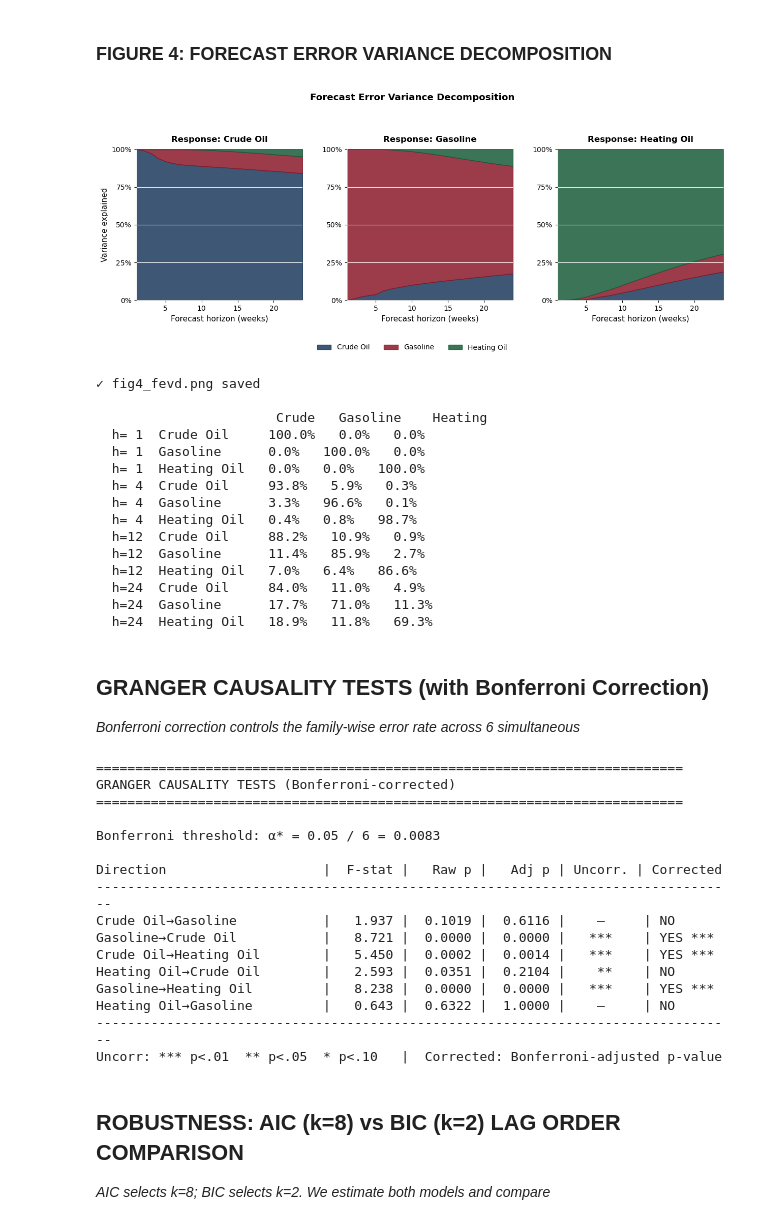
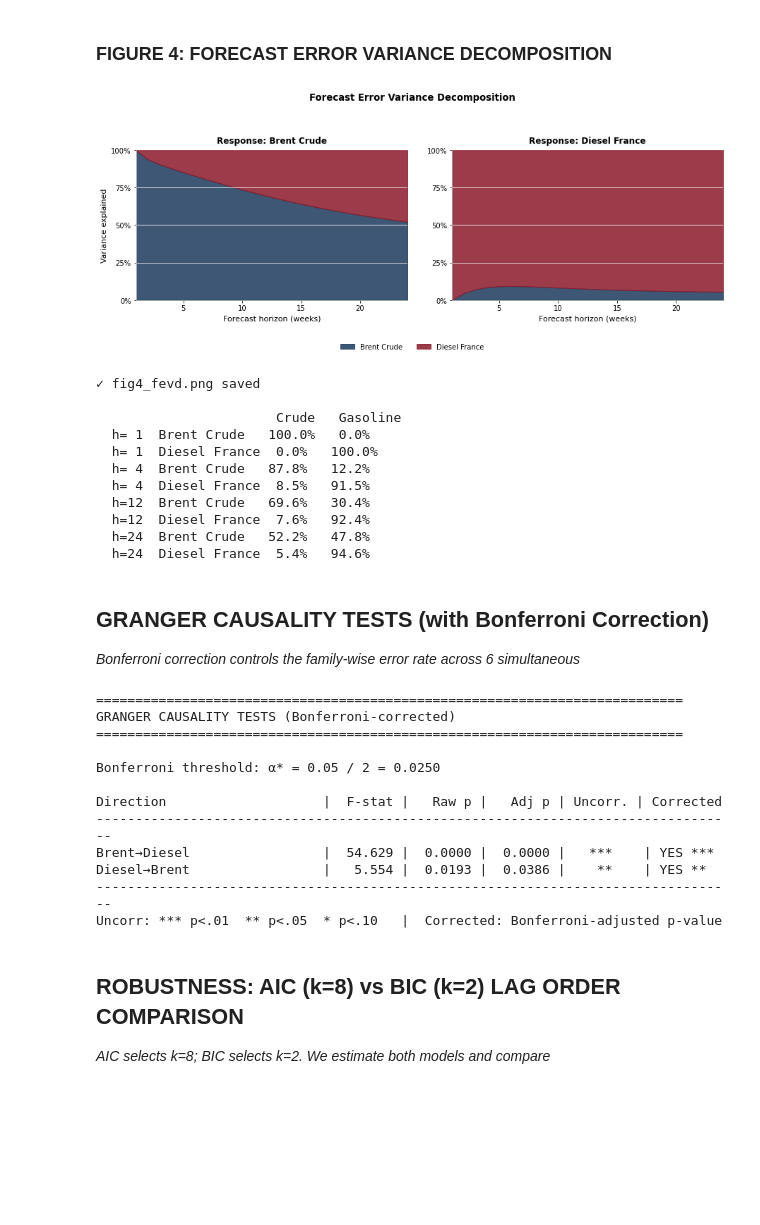
Before and after one commit to Solinegit/MODS-Gazole, a Jupyter notebook: Notebook_de_bg.ipynb, the cells around one changed output. Drawn from its saved outputs; the diff is of its cells as text; code cells hidden in the pictures; blank space fills up the shorter version.

```diff
--- a/Notebook_de_bg.ipynb
+++ b/Notebook_de_bg.ipynb
@@ -469,7 +469,7 @@ johansen_result = coint_johansen(model_data[variables], det_order=0, k_ar_diff=k
 print("\n--- Trace Test ---")
 print(f"{'H0':>8s} | {'Trace Stat':>11s} | {'5% CV':>8s} | {'1% CV':>8s} | {'Decision':>15s}")
 print("-"*60)
-for i in range(3):
+for i in range(2):
     h0 = f"r ≤ {i}"
     trace = johansen_result.lr1[i]
     cv_5 = johansen_result.cvt[i, 1]
@@ -480,7 +480,7 @@ for i in range(3):
 print("\n--- Maximum Eigenvalue Test ---")
 print(f"{'H0':>8s} | {'Max-Eig':>11s} | {'5% CV':>8s} | {'1% CV':>8s} | {'Decision':>15s}")
 print("-"*60)
-for i in range(3):
+for i in range(2):
     h0 = f"r ≤ {i}"
     max_eig = johansen_result.lr2[i]
     cv_5 = johansen_result.cvm[i, 1]
@@ -492,10 +492,10 @@ print(f"\nEigenvalues: {johansen_result.eig.round(4)}")
 
 # Normalized cointegrating vectors
 print("\n--- Normalized Cointegrating Vectors (β) ---")
-print(f"{'':>10s}  {'ln_Crude':>10s}  {'ln_Gas':>10s}  {'ln_Heat':>10s}")
+print(f"{'':>10s}  {'ln_Brent':>10s}  {'ln_Diesel':>10s}")
 for i in range(2):
     beta_norm = johansen_result.evec[:, i] / johansen_result.evec[0, i]
-    print(f"Vector {i+1}:   {beta_norm[0]:>10.4f}  {beta_norm[1]:>10.4f}  {beta_norm[2]:>10.4f}")
+    print(f"Vector {i+1}:   {beta_norm[0]:>10.4f}  {beta_norm[1]:>10.4f}")
 
 print("\nConclusion: Both trace and max-eigenvalue tests indicate cointegration rank = 2.")
 print("Two independent long-run equilibrium relationships exist among the three")
@@ -937,7 +926,7 @@ Moving-block bootstrap: 500 reps, block length = 5 ...
 # %%
 def create_figure4():
     periods = 24
-    n_v     = 3
+    n_v     = 2
     fevd    = np.zeros((periods, n_v, n_v))
     for h in range(periods):
         for i in range(n_v):
@@ -946,10 +935,10 @@ def create_figure4():
                 fevd[h, i, j] = np.sum(irf.irfs[:h+1, i, j]**2) / tot
     fevd_pct = fevd * 100
 
-    col_list = [C['crude'], C['gasoline'], C['heating']]
+    col_list = [C['crude'], C['gasoline']]
     hzns     = np.arange(1, periods + 1)
 
-    fig, axes = plt.subplots(1, 3, figsize=(13, 5))
+    fig, axes = plt.subplots(1, 2, figsize=(13, 5))
 
     for i, ax in enumerate(axes):
         bottoms = np.zeros(periods)
@@ -959,59 +948,53 @@ def create_figure4():
                             color=col_list[j], alpha=0.85, label=var_labels[j])
             bottoms += vals
 
         for ref in [25, 50, 75]:
             ax.axhline(ref, color='white', lw=0.8)
 
         ax.set_xlim(1, periods)
         ax.set_ylim(0, 100)
         ax.set_xlabel('Forecast horizon (weeks)')
         ax.set_yticks([0, 25, 50, 75, 100])
         ax.yaxis.set_major_formatter(FuncFormatter(lambda x, _: f'{x:.0f}%'))
         ax.set_title(f'Response: {var_labels[i]}')
         ax.grid(False)
         if i == 0:
             ax.set_ylabel('Variance explained')
 
     handles = [mpatches.Patch(color=c, alpha=0.85, label=l)
                for c, l in zip(col_list, var_labels)]
-    fig.legend(handles=handles, loc='lower center', ncol=3,
+    fig.legend(handles=handles, loc='lower center', ncol=2,
                bbox_to_anchor=(0.5, -0.06))
 
     plt.suptitle('Forecast Error Variance Decomposition', fontweight='bold')
     plt.tight_layout(pad=2.5)
     save_figure(fig, 'fig4_fevd')
 
-    print(f"\n{'':>18s}  {'Crude':>8s}  {'Gasoline':>9s}  {'Heating':>9s}")
+    print(f"\n{'':>18s}  {'Crude':>8s}  {'Gasoline':>9s}")
     for h in [1, 4, 12, 24]:
         for i_v, lab in enumerate(var_labels):
-            pcts = [f'{fevd_pct[h-1,i_v,k]:.1f}%' for k in range(3)]
+            pcts = [f'{fevd_pct[h-1,i_v,k]:.1f}%' for k in range(2)]
             print(f"  h={h:>2d}  {lab:<12s}  {'   '.join(pcts)}")
 
 create_figure4()
 # %% [output]
-[figure, old version]
+[figure, new version]
 ✓ fig4_fevd.png saved
 
-                       Crude   Gasoline    Heating
-  h= 1  Crude Oil     100.0%   0.0%   0.0%
-  h= 1  Gasoline      0.0%   100.0%   0.0%
-  h= 1  Heating Oil   0.0%   0.0%   100.0%
-  h= 4  Crude Oil     93.8%   5.9%   0.3%
-  h= 4  Gasoline      3.3%   96.6%   0.1%
-  h= 4  Heating Oil   0.4%   0.8%   98.7%
-  h=12  Crude Oil     88.2%   10.9%   0.9%
-  h=12  Gasoline      11.4%   85.9%   2.7%
-  h=12  Heating Oil   7.0%   6.4%   86.6%
-  h=24  Crude Oil     84.0%   11.0%   4.9%
-  h=24  Gasoline      17.7%   71.0%   11.3%
-  h=24  Heating Oil   18.9%   11.8%   69.3%
+                       Crude   Gasoline
+  h= 1  Brent Crude   100.0%   0.0%
+  h= 1  Diesel France  0.0%   100.0%
+  h= 4  Brent Crude   87.8%   12.2%
+  h= 4  Diesel France  8.5%   91.5%
+  h=12  Brent Crude   69.6%   30.4%
+  h=12  Diesel France  7.6%   92.4%
+  h=24  Brent Crude   52.2%   47.8%
+  h=24  Diesel France  5.4%   94.6%
 # %% [markdown]
 ## GRANGER CAUSALITY TESTS (with Bonferroni Correction)
 
 _Bonferroni correction controls the family-wise error rate across 6 simultaneous_
 # %%
-# tests (Bonferroni, 1936).  Adjusted threshold: α* = 0.05 / 6 = 0.0083.
-
 print("="*75)
 print("GRANGER CAUSALITY TESTS (Bonferroni-corrected)")
 print("="*75)
@@ -1019,18 +1002,14 @@ print("="*75)
 diff_data = model_data[variables].diff().dropna()
 
 pairs = [
-    ('ln_Crude', 'ln_Gas',  'Crude Oil\u2192Gasoline'),
-    ('ln_Gas',   'ln_Crude','Gasoline\u2192Crude Oil'),
-    ('ln_Crude', 'ln_Heat', 'Crude Oil\u2192Heating Oil'),
-    ('ln_Heat',  'ln_Crude','Heating Oil\u2192Crude Oil'),
-    ('ln_Gas',   'ln_Heat', 'Gasoline\u2192Heating Oil'),
-    ('ln_Heat',  'ln_Gas',  'Heating Oil\u2192Gasoline'),
+    ('ln_Brent',  'ln_Diesel', 'Brent→Diesel'),
+    ('ln_Diesel', 'ln_Brent',  'Diesel→Brent'),
 ]
 
 n_tests    = len(pairs)
-bonf_alpha = 0.05 / n_tests   # = 0.0083
+bonf_alpha = 0.05 / n_tests   # = 0.025
 
-print(f"\nBonferroni threshold: \u03b1* = 0.05 / {n_tests} = {bonf_alpha:.4f}")
+print(f"\nBonferroni threshold: α* = 0.05 / {n_tests} = {bonf_alpha:.4f}")
 print(f"\n{'Direction':<28s} | {'F-stat':>7s} | {'Raw p':>7s} | {'Adj p':>7s} | Uncorr. | Corrected")
 print("-"*82)
 
@@ -1065,16 +1044,12 @@ print("Uncorr: *** p<.01  ** p<.05  * p<.10   |  Corrected: Bonferroni-adjusted
 GRANGER CAUSALITY TESTS (Bonferroni-corrected)
 ===========================================================================
 
-Bonferroni threshold: α* = 0.05 / 6 = 0.0083
+Bonferroni threshold: α* = 0.05 / 2 = 0.0250
 
 Direction                    |  F-stat |   Raw p |   Adj p | Uncorr. | Corrected
 ----------------------------------------------------------------------------------
-Crude Oil→Gasoline           |   1.937 |  0.1019 |  0.6116 |    –     | NO
-Gasoline→Crude Oil           |   8.721 |  0.0000 |  0.0000 |   ***    | YES ***
-Crude Oil→Heating Oil        |   5.450 |  0.0002 |  0.0014 |   ***    | YES ***
-Heating Oil→Crude Oil        |   2.593 |  0.0351 |  0.2104 |    **    | NO
-Gasoline→Heating Oil         |   8.238 |  0.0000 |  0.0000 |   ***    | YES ***
-Heating Oil→Gasoline         |   0.643 |  0.6322 |  1.0000 |    –     | NO
+Brent→Diesel                 |  54.629 |  0.0000 |  0.0000 |   ***    | YES ***
+Diesel→Brent                 |   5.554 |  0.0193 |  0.0386 |    **    | YES **
 ----------------------------------------------------------------------------------
 Uncorr: *** p<.01  ** p<.05  * p<.10   |  Corrected: Bonferroni-adjusted p-value
 # %% [markdown]
```
Also changed, not shown: parts of 13 cells of this notebook, 7 other files.
